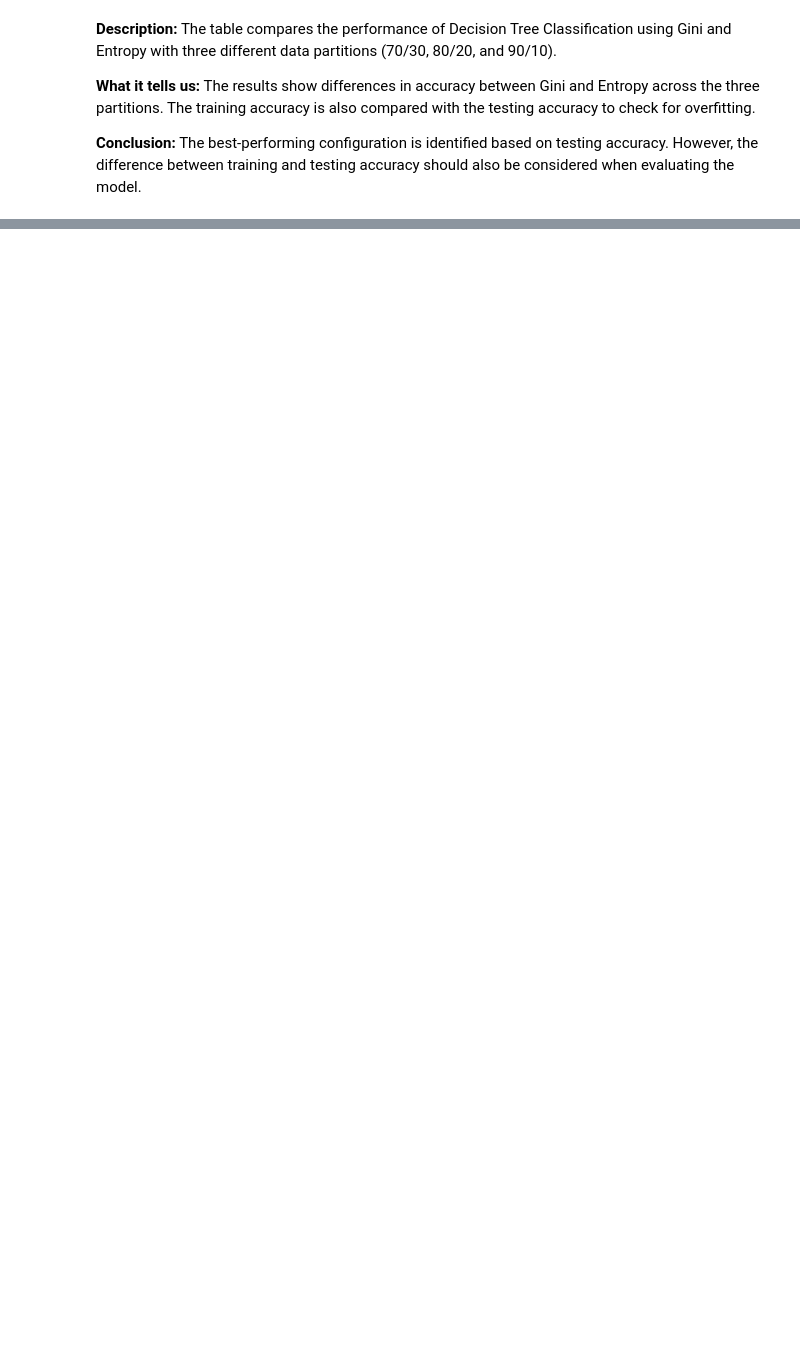
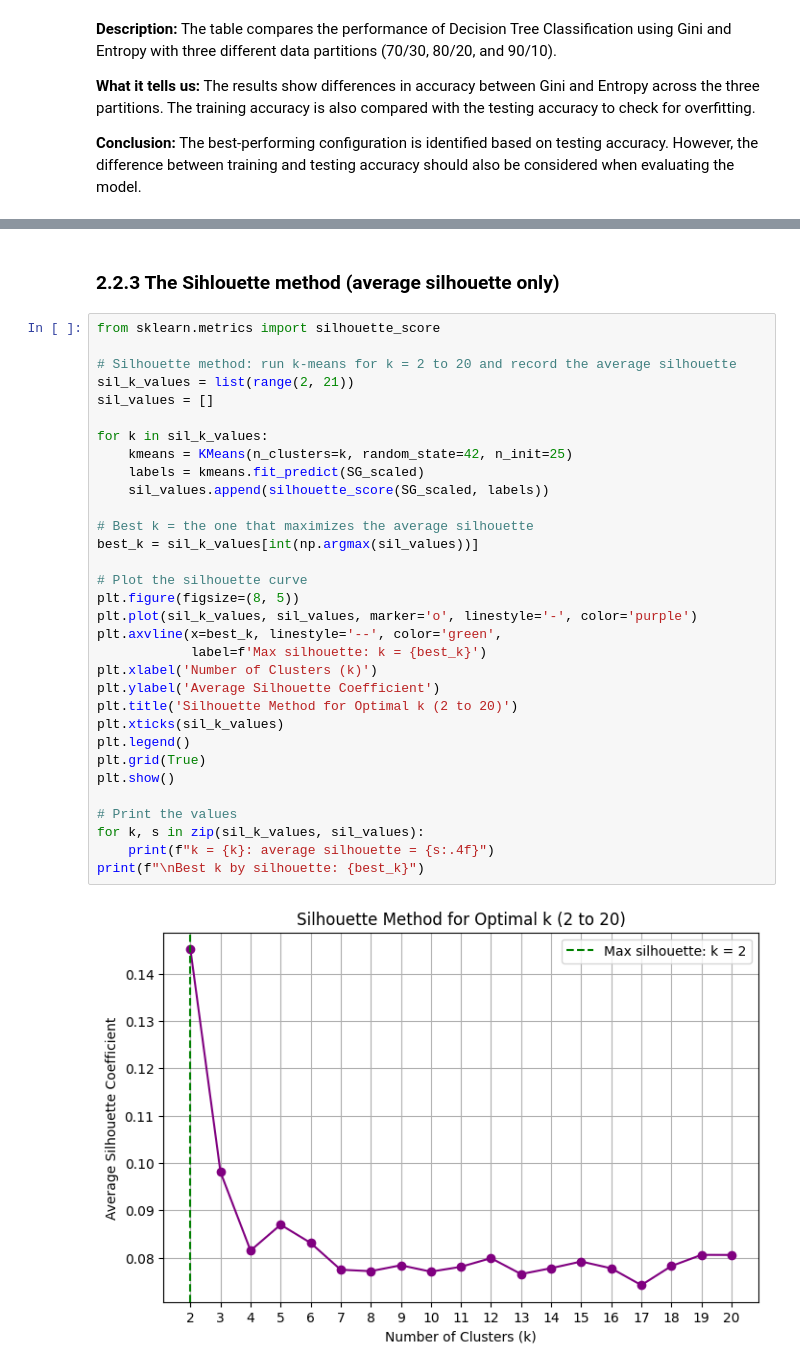
Before and after one commit to LaraAlmani/IT326, a Jupyter notebook: phase3.ipynb, the cells around one changed output, grey strips where cells are left out. Drawn from its saved outputs; the diff is of its cells as text; blank space fills up the shorter version.

```diff
--- a/phase3.ipynb
+++ b/phase3.ipynb
@@ -268,0 +389,36 @@ plt.show()
+# %% [markdown]
+### 2.2.3 The Sihlouette method (average silhouette only)
+# %%
+from sklearn.metrics import silhouette_score
+
+# Silhouette method: run k-means for k = 2 to 20 and record the average silhouette
+sil_k_values = list(range(2, 21))
+sil_values = []
+
+for k in sil_k_values:
+    kmeans = KMeans(n_clusters=k, random_state=42, n_init=25)
+    labels = kmeans.fit_predict(SG_scaled)
+    sil_values.append(silhouette_score(SG_scaled, labels))
+
+# Best k = the one that maximizes the average silhouette
+best_k = sil_k_values[int(np.argmax(sil_values))]
+
+# Plot the silhouette curve
+plt.figure(figsize=(8, 5))
+plt.plot(sil_k_values, sil_values, marker='o', linestyle='-', color='purple')
+plt.axvline(x=best_k, linestyle='--', color='green',
+            label=f'Max silhouette: k = {best_k}')
+plt.xlabel('Number of Clusters (k)')
+plt.ylabel('Average Silhouette Coefficient')
+plt.title('Silhouette Method for Optimal k (2 to 20)')
+plt.xticks(sil_k_values)
+plt.legend()
+plt.grid(True)
+plt.show()
+
+# Print the values
+for k, s in zip(sil_k_values, sil_values):
+    print(f"k = {k}: average silhouette = {s:.4f}")
+print(f"\nBest k by silhouette: {best_k}")
+# %% [output]
+[figure, added]
```
Also changed, not shown: parts of 31 cells of this notebook.
